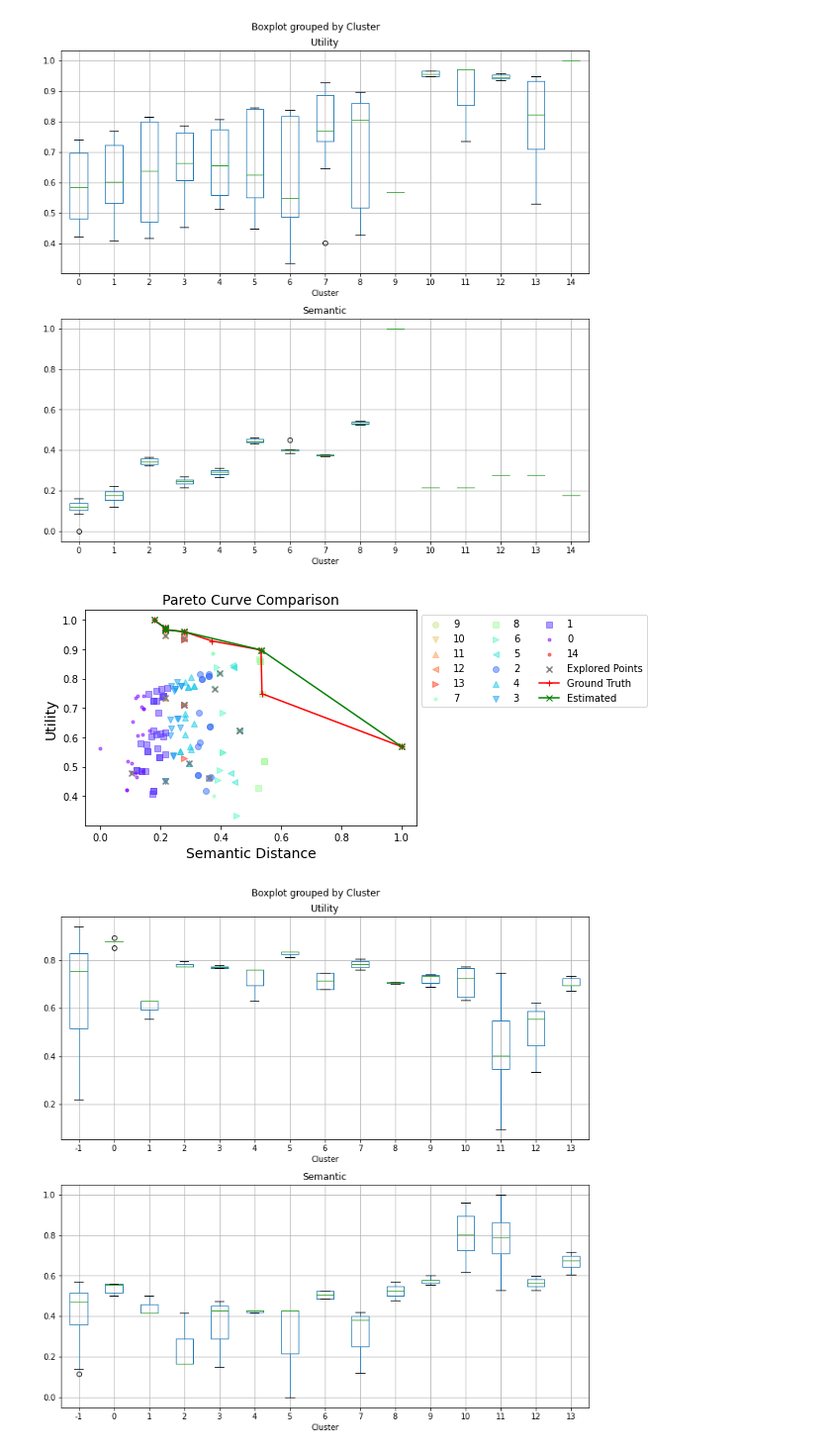
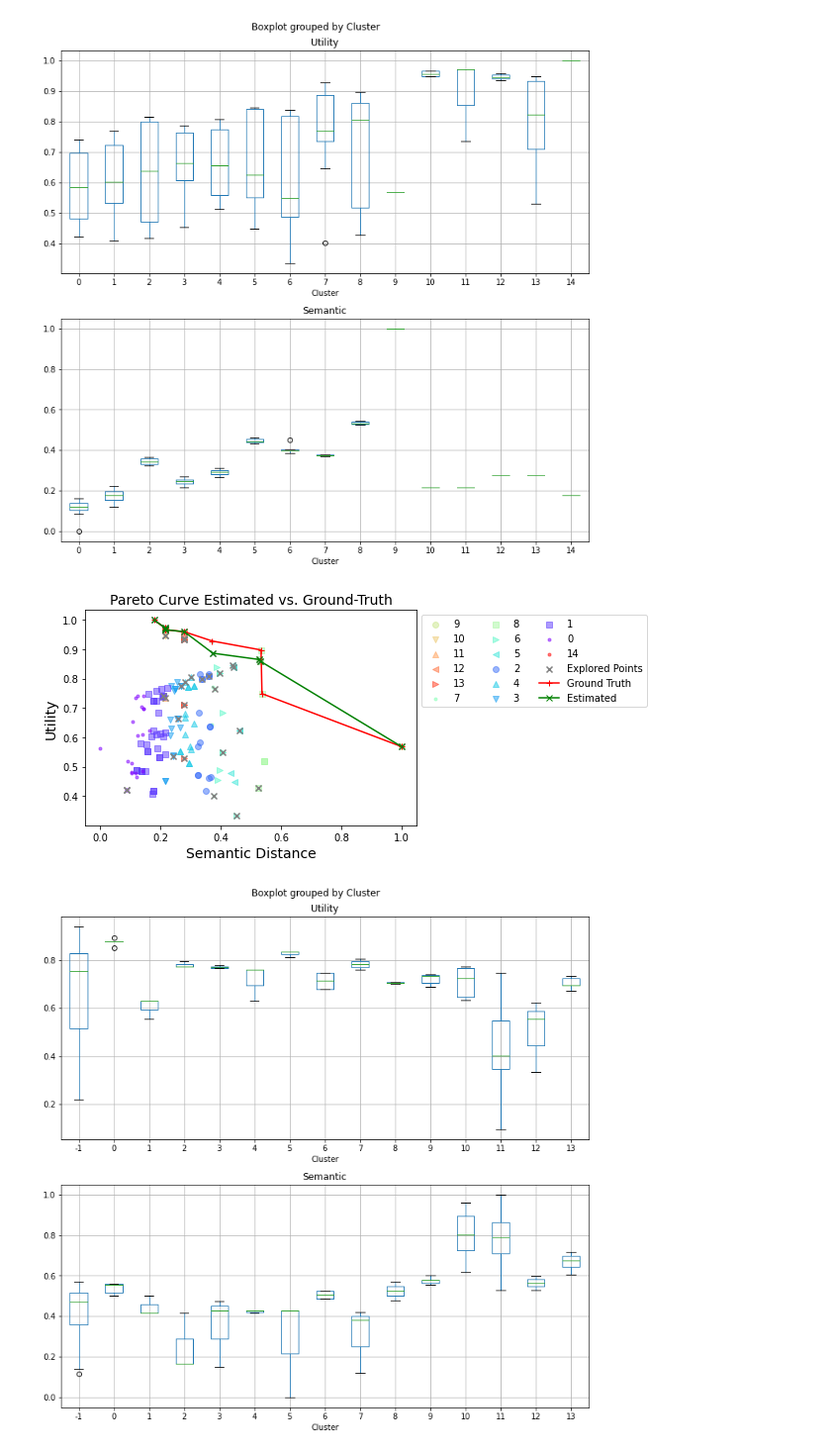
Before and after one commit to ey-l/explainable-discretization, a Jupyter notebook: notebooks/pca-explore.ipynb, the cells around one changed output. Shown at 99% size. Cells and saved outputs as stored; diff of their text form; code cells hidden in the pictures.

```diff
--- a/notebooks/pca-explore.ipynb
+++ b/notebooks/pca-explore.ipynb
@@ -136,6 +124,8 @@ def find_actual_cluster_sample_size(total_budget, norm_inv_probs, cluster_sizes)
     # Step 6: Redistribute the excess budget
     # Only distribute to clusters that still have points left to sample
     prev_excess_budget = 0
+    remaining_inv_probs, remaining_inv_sum = [], 0
+    clusters = [i for i in range(len(cluster_sizes))]
     while excess_budget > 0 and excess_budget != prev_excess_budget:
         #print("Excess budget:", excess_budget)
         remaining_inv_probs = [inv_p if actual_samples[i] < cluster_sizes[i] else 0 for i, inv_p in enumerate(norm_inv_probs)]
@@ -145,12 +135,14 @@ def find_actual_cluster_sample_size(total_budget, norm_inv_probs, cluster_sizes)
         if remaining_inv_sum == 0:
             break  # No more clusters to redistribute to
 
+        additionals = [0] * len(norm_inv_probs)
+        samples = np.random.choice(clusters, p=np.array(remaining_inv_probs)/remaining_inv_sum, size=excess_budget)
+        for c in samples: additionals[c] += 1
+
         for i in range(len(norm_inv_probs)):
             if actual_samples[i] < cluster_sizes[i]:
                 # Compute additional samples to allocate
-                additional_samples = (remaining_inv_probs[i] / remaining_inv_sum) * excess_budget
-                #print("Additional samples:", additional_samples)
-                additional_samples = int(Decimal(additional_samples).to_integral_value(rounding=ROUND_HALF_UP))
+                additional_samples = additionals[i]
                 #print("Additional samples:", additional_samples)
                 # Ensure we don't exceed the cluster's capacity
                 available_capacity = cluster_sizes[i] - actual_samples[i]
@@ -287,35 +269,35 @@ def plot_pareto_points(pareto_points:List, est_pareto_points:List, explored_poin
     """
     # Sort the points for plotting
     pareto_points = sorted(pareto_points, key=lambda x: x[0])
     est_pareto_points = sorted(est_pareto_points, key=lambda x: x[0])
     # Plot the Pareto front
     pareto_points = np.array(pareto_points)
     est_pareto_points = np.array(est_pareto_points)
     #datapoints = np.array(datapoints)
     # Set size of the plot
     fig, ax = plt.subplots(figsize=(6, 4))
     #f, ax = plt.subplots()
     #ax.scatter(datapoints[0], datapoints[1], c='gray', label='Data Points', alpha=0.3)
     markers = ["." , "," , "o" , "v" , "^" , "<", ">"]
     colors = cm.rainbow(np.linspace(0, 1, len(points_df['Cluster'].unique())))
     for cluster in points_df['Cluster'].unique():
         cluster_points = points_df[points_df['Cluster'] == cluster]
         marker_index = int(cluster % len(markers))
         ax.scatter(cluster_points['Semantic'], cluster_points['Utility'], label=cluster, color=colors[cluster], alpha=0.5, marker=markers[marker_index])
 
     ax.scatter(explored_points[0], explored_points[1], c='gray', label='Explored Points', marker='x',)
     ax.plot(pareto_points[:, 0], pareto_points[:, 1], '+-', c='red', label='Ground Truth')
     ax.plot(est_pareto_points[:, 0], est_pareto_points[:, 1], 'x-', c='green', label='Estimated')
     ax.legend(bbox_to_anchor=(1, 1),ncol=3)
     ax.set_xlabel('Semantic Distance', fontsize=14)
     ax.set_ylabel('Utility', fontsize=14)
-    ax.set_title('Pareto Curve Comparison', fontsize=14)
+    ax.set_title('Pareto Curve Estimated vs. Ground-Truth', fontsize=14)
     return fig, ax
 
 fig, ax = plot_pareto_points(gt_pareto_points, est_pareto_points, explored_points, points_df)
 plt.show()
 # %% [output]
-[figure, old version]
+[figure, new version]
 # %%
 # plot box plots of utility and semantic metric for each cluster
 fig, axs = plt.subplots(2,1, figsize=(10,10))
```
Also changed, not shown: parts of 6 cells of this notebook, 3 other files.
